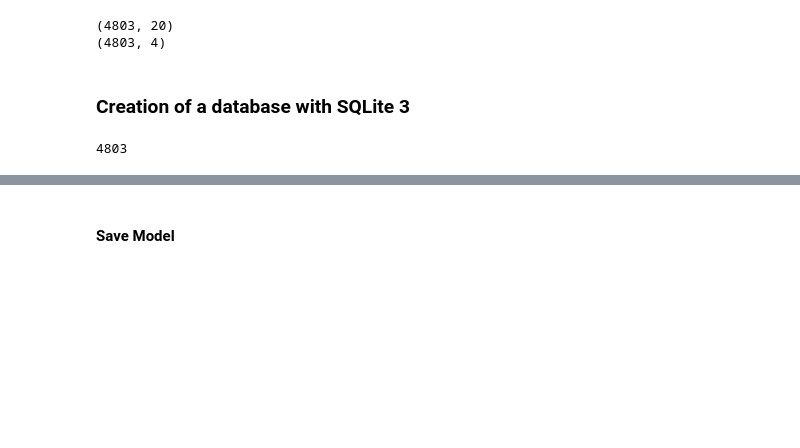
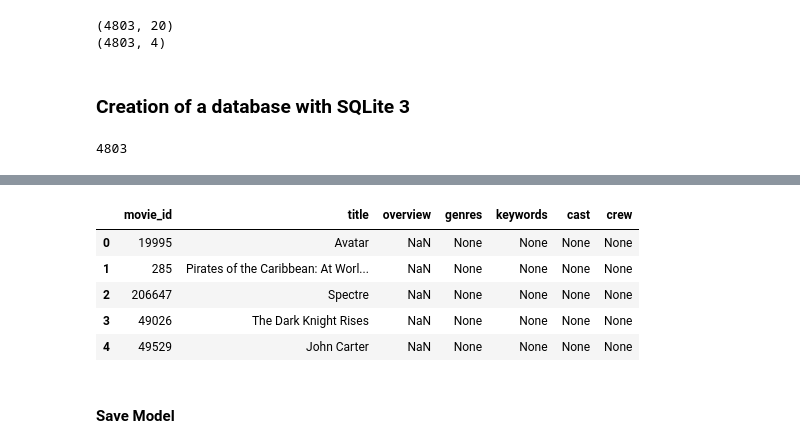
Before and after one commit to 4GeeksAcademy/machine-learning-python-KNNtemplate, a Jupyter notebook: src/Assignment_KNN.ipynb, the cells around one changed output, grey strips where cells are left out. Saved outputs shown, nothing was run; the diff lists cells and outputs as text; code cells hidden in the pictures; blank space fills up the shorter version.

Commit message:
in Process lambda

```diff
--- a/src/Assignment_KNN.ipynb
+++ b/src/Assignment_KNN.ipynb
@@ -162,0 +125,29 @@ Accuracy: 0.83799
+# %%
+import json
+
+def process_json(json_str, column_type):
+    if not isinstance(json_str, str) or not json_str.strip():
+        return None
+    try:
+        data = json.loads(json_str)
+        if column_type in ['genres', 'keywords']:
+            return [item['name'].replace(" ", "") for item in data]
+        elif column_type == 'cast':
+            return [cast['name'].replace(" ", "") for cast in data[:3]]
+        elif column_type == 'crew':
+            director = next((crew_member['name'].replace(" ", "") for crew_member in data if crew_member['job'] == 'Director'), None)
+            return director
+    except (json.JSONDecodeError, TypeError):
+        return None
+
+# Apply the function to each column
+clean_total_data['genres'] = clean_total_data['genres'].apply(lambda x: process_json(x, 'genres'))
+clean_total_data['keywords'] = clean_total_data['keywords'].apply(lambda x: process_json(x, 'keywords'))
+clean_total_data['cast'] = clean_total_data['cast'].apply(lambda x: process_json(x, 'cast'))
+clean_total_data['crew'] = clean_total_data['crew'].apply(lambda x: process_json(x, 'crew'))
+
+# Splitting 'overview' into a list
+clean_total_data['overview'] = clean_total_data['overview'].str.split()
+
+# Display the modified DataFrame
+print(clean_total_data.head())
@@ -163,3 +185,12 @@ Accuracy: 0.83799
+# %%
+clean_total_data.head()
+# %% [output]
+|  | movie_id | title | overview | genres | keywords | cast | crew |
+| 0 | 19995 | Avatar | NaN | None | None | None | None |
+| 1 | 285 | Pirates of the Caribbean: At Worl... | NaN | None | None | None | None |
+| 2 | 206647 | Spectre | NaN | None | None | None | None |
+| 3 | 49026 | The Dark Knight Rises | NaN | None | None | None | None |
+| 4 | 49529 | John Carter | NaN | None | None | None | None |
 # %% [markdown]
 #### Save Model
 # %%
```
Also changed, not shown: parts of 12 cells of this notebook, 1 other file.
